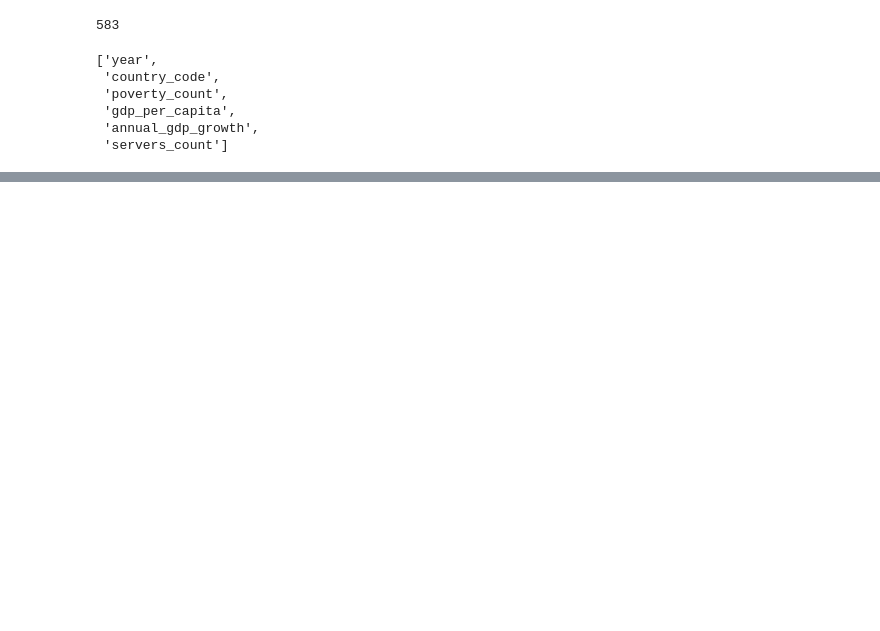
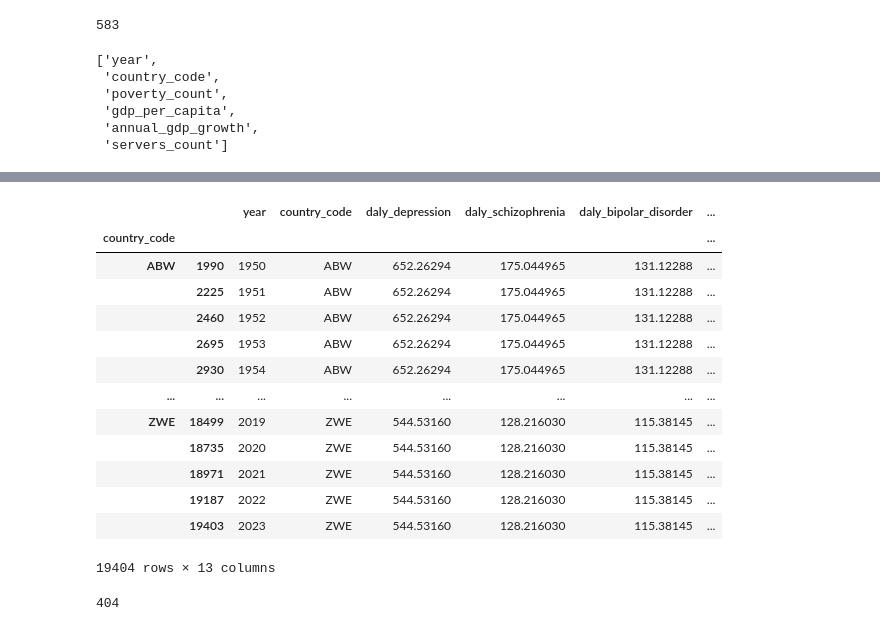
Before and after one commit to iheathers/DataWarehouse, a Jupyter notebook: Project 1/etl.ipynb, the cells around one changed output, grey strips where cells are left out. Saved outputs shown, nothing was run; the diff lists cells and outputs as text; code cells hidden in the pictures; blank space fills up the shorter version.

```diff
--- a/Project 1/etl.ipynb
+++ b/Project 1/etl.ipynb
@@ -1152,0 +1412,10 @@ fact_economic_measures_df.to_sql("facteconomicmeasure", con=olap_engine, if_exis
+# %%
+# Calculate the median for each column and fill missing values with the median
+columns_with_na = olap_health_measure_interpolated.columns[olap_health_measure_interpolated.isna().any()].tolist()  # Columns that have missing values
+medians = olap_health_measure_interpolated[columns_with_na].median()
+
+# Fill missing values with medians
+olap_health_measure_interpolated_filled = olap_health_measure_interpolated.fillna(medians)
+
+# Check the summary of missing values after filling to confirm
+olap_health_measure_interpolated_filled.isna().sum()
@@ -1152,0 +1437,21 @@ fact_economic_measures_df.to_sql("facteconomicmeasure", con=olap_engine, if_exis
+# %%
+olap_health_measure_interpolated_filled
+# %% [output]
+|  |  | year | country_code | daly_depression | daly_schizophrenia | daly_bipolar_disorder | ... |
+| country_code |  |  |  |  |  |  | ... |
+| ABW | 1990 | 1950 | ABW | 652.26294 | 175.044965 | 131.12288 | ... |
+|  | 2225 | 1951 | ABW | 652.26294 | 175.044965 | 131.12288 | ... |
+|  | 2460 | 1952 | ABW | 652.26294 | 175.044965 | 131.12288 | ... |
+|  | 2695 | 1953 | ABW | 652.26294 | 175.044965 | 131.12288 | ... |
+|  | 2930 | 1954 | ABW | 652.26294 | 175.044965 | 131.12288 | ... |
+| ... | ... | ... | ... | ... | ... | ... | ... |
+| ZWE | 18499 | 2019 | ZWE | 544.53160 | 128.216030 | 115.38145 | ... |
+|  | 18735 | 2020 | ZWE | 544.53160 | 128.216030 | 115.38145 | ... |
+|  | 18971 | 2021 | ZWE | 544.53160 | 128.216030 | 115.38145 | ... |
+|  | 19187 | 2022 | ZWE | 544.53160 | 128.216030 | 115.38145 | ... |
+|  | 19403 | 2023 | ZWE | 544.53160 | 128.216030 | 115.38145 | ... |
+19404 rows × 13 columns
+# %%
+olap_health_measure_interpolated_filled.to_sql("facthealthmeasure", con=olap_engine, if_exists="append", index=False)
+# %% [output]
+404
```
Also changed, not shown: parts of 25 cells of this notebook, 11 other files.
